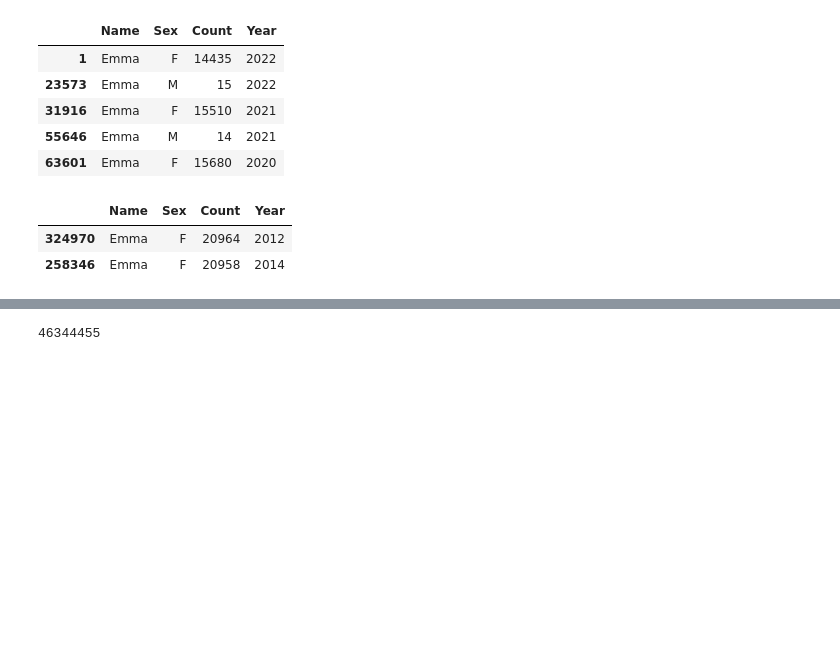
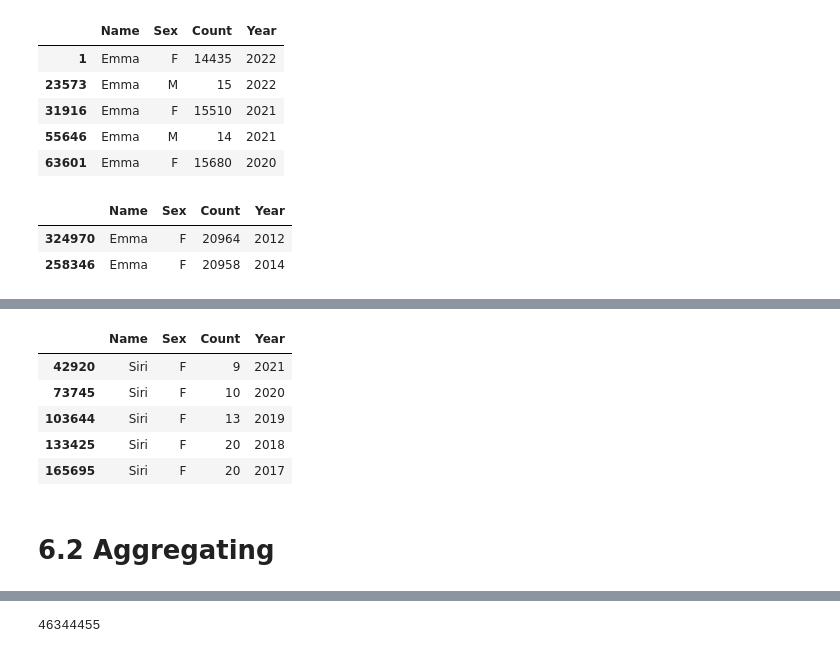
Before and after one commit to OneRaise5385/DataScience, a Jupyter notebook: prac06.ipynb, the cells around one changed output, grey strips where cells are left out. Saved outputs shown, nothing was run; the diff lists cells and outputs as text; code cells hidden in the pictures; blank space fills up the shorter version.

```diff
--- a/prac06.ipynb
+++ b/prac06.ipynb
@@ -165,0 +183,10 @@ baby[baby['Name'] == 'Emma'].head(5)
+# %%
+siri = (baby.query("Name == 'Siri'").query("Sex == 'F'"))
+siri.head()
+# %% [output]
+|  | Name | Sex | Count | Year |
+| 42920 | Siri | F | 9 | 2021 |
+| 73745 | Siri | F | 10 | 2020 |
+| 103644 | Siri | F | 13 | 2019 |
+| 133425 | Siri | F | 20 | 2018 |
+| 165695 | Siri | F | 20 | 2017 |
@@ -165,0 +195,2 @@ baby[baby['Name'] == 'Emma'].head(5)
+# %% [markdown]
+# 6.2 Aggregating
```
Also changed, not shown: parts of 15 cells of this notebook, 1 other file.
